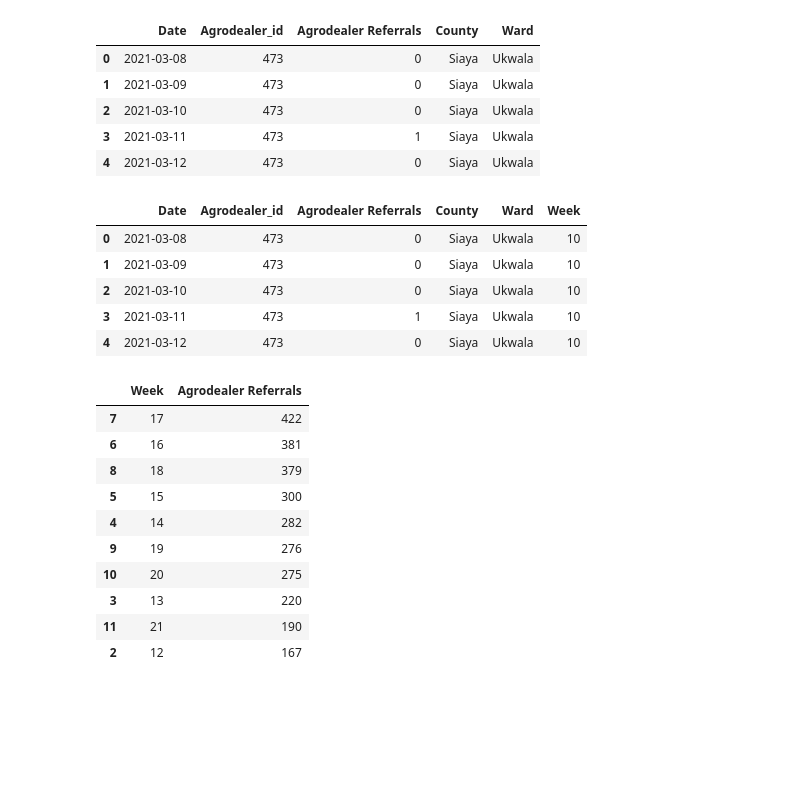
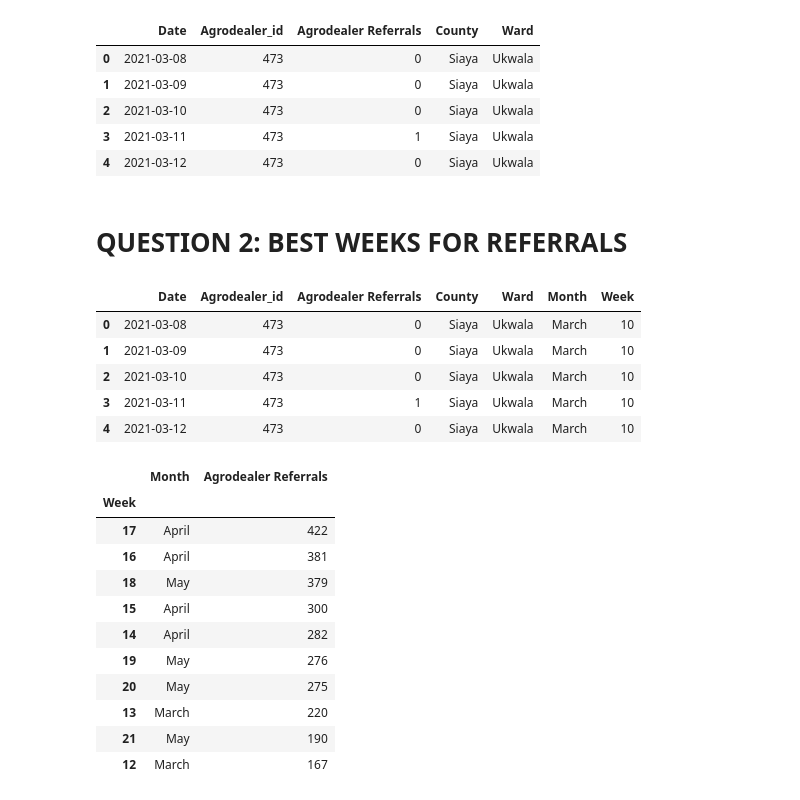
Before and after one commit to Veekits/Logistics-Time-Series, a Jupyter notebook: Logistics time series.ipynb, the cells around one changed output. Drawn from its saved outputs; the diff is of its cells as text; code cells hidden in the pictures; blank space fills up the shorter version.

```diff
--- a/Logistics time series.ipynb
+++ b/Logistics time series.ipynb
@@ -97,32 +99,37 @@ agrodata.head()
 | 2 | 2021-03-10 | 473 | 0 | Siaya | Ukwala |
 | 3 | 2021-03-11 | 473 | 1 | Siaya | Ukwala |
 | 4 | 2021-03-12 | 473 | 0 | Siaya | Ukwala |
+# %% [markdown]
+# QUESTION 2: BEST WEEKS FOR REFERRALS
 # %%
-#convert the days to weeks
+#convert the days to weeks and add months
 agrodata['Date'] = pd.to_datetime(agrodata['Date'])
+agrodata['Month'] = pd.to_datetime(agrodata['Date']).dt.month_name()
 agrodata['Week'] = agrodata['Date'].dt.isocalendar().week
 agrodata.head()
 # %% [output]
-|  | Date | Agrodealer_id | Agrodealer Referrals | County | Ward | Week |
-| 0 | 2021-03-08 | 473 | 0 | Siaya | Ukwala | 10 |
-| 1 | 2021-03-09 | 473 | 0 | Siaya | Ukwala | 10 |
-| 2 | 2021-03-10 | 473 | 0 | Siaya | Ukwala | 10 |
-| 3 | 2021-03-11 | 473 | 1 | Siaya | Ukwala | 10 |
-| 4 | 2021-03-12 | 473 | 0 | Siaya | Ukwala | 10 |
+|  | Date | Agrodealer_id | Agrodealer Referrals | County | Ward | Month | Week |
+| 0 | 2021-03-08 | 473 | 0 | Siaya | Ukwala | March | 10 |
+| 1 | 2021-03-09 | 473 | 0 | Siaya | Ukwala | March | 10 |
+| 2 | 2021-03-10 | 473 | 0 | Siaya | Ukwala | March | 10 |
+| 3 | 2021-03-11 | 473 | 1 | Siaya | Ukwala | March | 10 |
+| 4 | 2021-03-12 | 473 | 0 | Siaya | Ukwala | March | 10 |
 # %%
 #Aggregate data using weeks and sort values from largest (question2)
-best_weeks = agrodata.groupby('Week')['Agrodealer Referrals'].sum().reset_index()
+best_weeks = agrodata.groupby(['Week']).agg({'Month': 'first', 'Agrodealer Referrals': 'sum'}).reset_index()
 best_weeks_sorted = best_weeks.sort_values(by = 'Agrodealer Referrals', ascending = False)
+best_weeks_sorted.set_index('Week', inplace = True)
 best_weeks_sorted.head(10)
 # %% [output]
-|  | Week | Agrodealer Referrals |
-| 7 | 17 | 422 |
-| 6 | 16 | 381 |
-| 8 | 18 | 379 |
-| 5 | 15 | 300 |
-| 4 | 14 | 282 |
-| 9 | 19 | 276 |
-| 10 | 20 | 275 |
-| 3 | 13 | 220 |
-| 11 | 21 | 190 |
-| 2 | 12 | 167 |
+|  | Month | Agrodealer Referrals |
+| Week |  |  |
+| 17 | April | 422 |
+| 16 | April | 381 |
+| 18 | May | 379 |
+| 15 | April | 300 |
+| 14 | April | 282 |
+| 19 | May | 276 |
+| 20 | May | 275 |
+| 13 | March | 220 |
+| 21 | May | 190 |
+| 12 | March | 167 |
```
Also changed, not shown: parts of 11 cells of this notebook.
